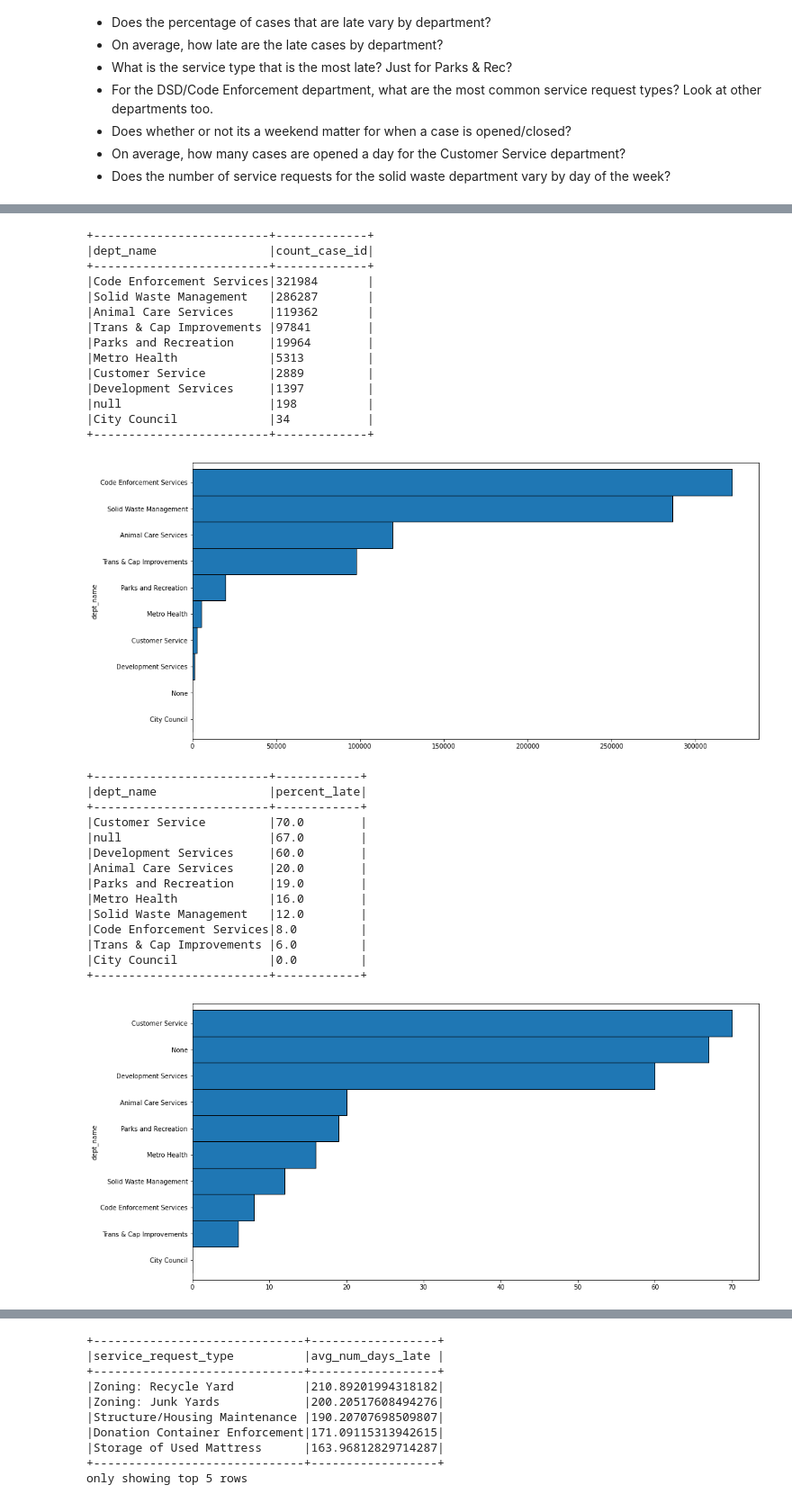
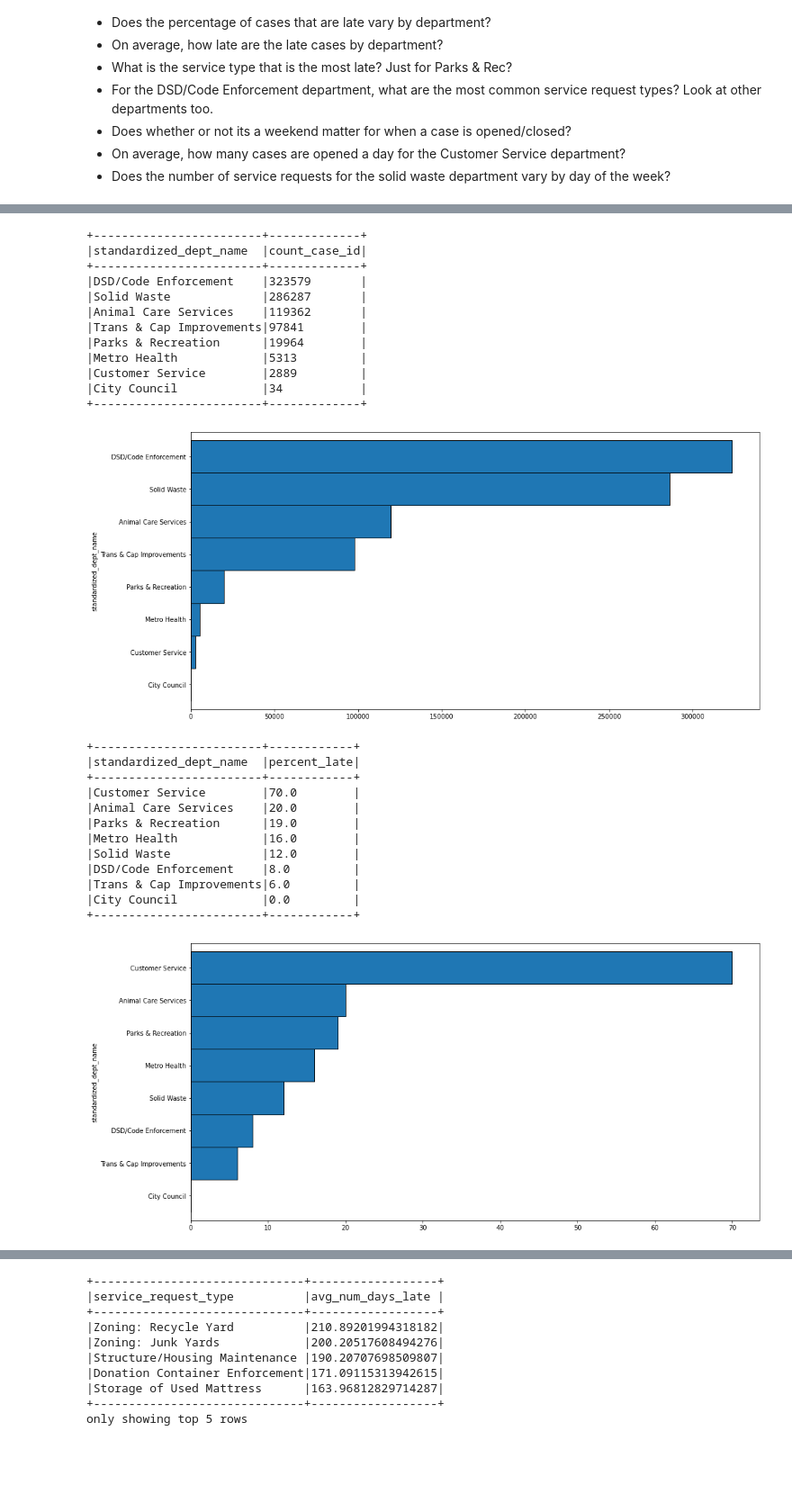
Before and after one commit to aleclhartman/distributed-ml, a Jupyter notebook: wrangle.ipynb, the cells around one changed output, grey strips where cells are left out. Shown: that part at 90% size. Drawn from its saved outputs; the diff is of its cells as text; code cells hidden in the pictures; blank space fills up the shorter version.

```diff
--- a/wrangle.ipynb
+++ b/wrangle.ipynb
@@ -910,84 +910,80 @@ root
  |-- num_hours_late: double (nullable = true)
 # %%
 # How many different cases are there, by department?
-df.groupby("dept_name").agg(count("case_id").alias("count_case_id")).orderBy(
+df.groupby("standardized_dept_name").agg(count("case_id").alias("count_case_id")).orderBy(
     "count_case_id", ascending=False
 ).show(truncate=False)
 
 
 (
-    df.groupby("dept_name")
+    df.groupby("standardized_dept_name")
     .agg(count("case_id").alias("count_case_id"))
     .toPandas()
-    .set_index("dept_name")
+    .set_index("standardized_dept_name")
     .count_case_id.sort_values(ascending=True)
     .plot.barh(width=1, edgecolor="black", figsize=(16, 8),)
 )
 
 plt.show()
 # %% [output]
-+-------------------------+-------------+
-|dept_name                |count_case_id|
-+-------------------------+-------------+
-|Code Enforcement Services|321984       |
-|Solid Waste Management   |286287       |
-|Animal Care Services     |119362       |
-|Trans & Cap Improvements |97841        |
-|Parks and Recreation     |19964        |
-|Metro Health             |5313         |
-|Customer Service         |2889         |
-|Development Services     |1397         |
-|null                     |198          |
-|City Council             |34           |
-+-------------------------+-------------+
++------------------------+-------------+
+|standardized_dept_name  |count_case_id|
++------------------------+-------------+
+|DSD/Code Enforcement    |323579       |
+|Solid Waste             |286287       |
+|Animal Care Services    |119362       |
+|Trans & Cap Improvements|97841        |
+|Parks & Recreation      |19964        |
+|Metro Health            |5313         |
+|Customer Service        |2889         |
+|City Council            |34           |
++------------------------+-------------+
-[figure, old version]
+[figure, new version]
 # %%
 # Does the percentage of cases that are late vary by department?
 (
-    df.select(col("case_late"), col("dept_name"))
-    .groupBy("dept_name")
+    df.select(col("case_late"), col("standardized_dept_name"))
+    .groupBy("standardized_dept_name")
     .agg(
         round(mean(when(col("case_late") == "true", 1).otherwise(0) * 100)).alias(
             "percent_late"
         )
     )
     .orderBy("percent_late", ascending=False)
     .show(truncate=False)
 )
 
 
 (
-    df.select(col("case_late"), col("dept_name"))
-    .groupBy("dept_name")
+    df.select(col("case_late"), col("standardized_dept_name"))
+    .groupBy("standardized_dept_name")
     .agg(
         round(mean(when(col("case_late") == "true", 1).otherwise(0) * 100)).alias(
             "percent_late"
         )
     )
     .toPandas()
-    .set_index("dept_name")
+    .set_index("standardized_dept_name")
     .percent_late.sort_values(ascending=True)
     .plot.barh(width=1, edgecolor="black", figsize=(16, 8))
 )
 
 
 plt.show()
 # %% [output]
-+-------------------------+------------+
-|dept_name                |percent_late|
-+-------------------------+------------+
-|Customer Service         |70.0        |
-|null                     |67.0        |
-|Development Services     |60.0        |
-|Animal Care Services     |20.0        |
-|Parks and Recreation     |19.0        |
-|Metro Health             |16.0        |
-|Solid Waste Management   |12.0        |
-|Code Enforcement Services|8.0         |
-|Trans & Cap Improvements |6.0         |
-|City Council             |0.0         |
-+-------------------------+------------+
++------------------------+------------+
+|standardized_dept_name  |percent_late|
++------------------------+------------+
+|Customer Service        |70.0        |
+|Animal Care Services    |20.0        |
+|Parks & Recreation      |19.0        |
+|Metro Health            |16.0        |
+|Solid Waste             |12.0        |
+|DSD/Code Enforcement    |8.0         |
+|Trans & Cap Improvements|6.0         |
+|City Council            |0.0         |
++------------------------+------------+
-[figure, old version]
+[figure, new version]
 # %%
 # On average, how late are the late cases by department?
 (
```
Also changed, not shown: parts of 6 cells of this notebook.
